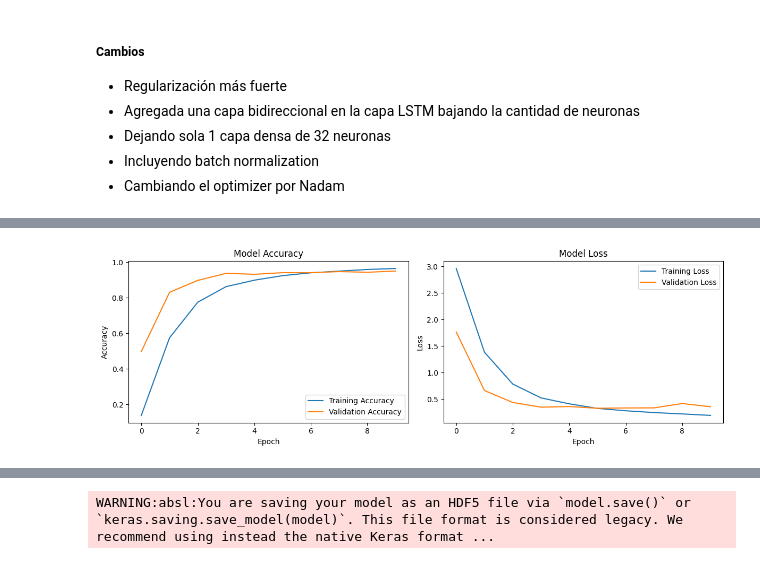
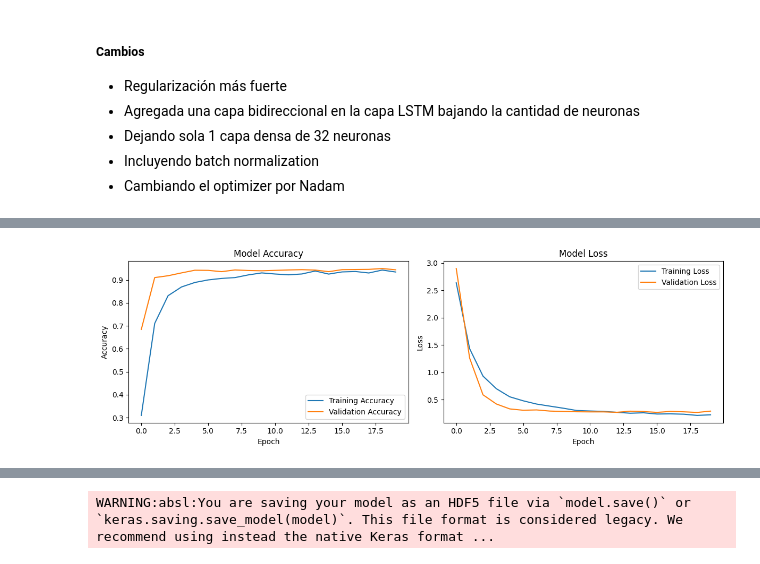
Before and after one commit to LLAES07/nlp, a Jupyter notebook: Notebooks/NLP_CODE.ipynb, the cells around one changed output, grey strips where cells are left out. Saved outputs shown, nothing was run; the diff lists cells and outputs as text; code cells hidden in the pictures.

```diff
--- a/Notebooks/NLP_CODE.ipynb
+++ b/Notebooks/NLP_CODE.ipynb
@@ -131,5 +131,5 @@ df_csv = df_csv.loc[(df_csv['tramite']=='Resolución') | (df_csv['tramite']=='Se
 # %%
-df_csv['dup_count'] = df_csv.groupby(['descripcion', 'CLASIFICACION_CORRECTA']).cumcount() + 1
+"""df_csv['dup_count'] = df_csv.groupby(['descripcion', 'CLASIFICACION_CORRECTA']).cumcount() + 1
 max_veces = 3
 
-df_csv= df_csv[df_csv['dup_count'] <= max_veces]
+df_csv= df_csv[df_csv['dup_count'] <= max_veces]"""
@@ -152,9 +154,11 @@ sentences[:10]
 # %%
 # Función para limpiar los textos
 def cleaning_data(text):
-    # Eliminar caracteres de puntuación
+    # Reemplazando parentesis y slash por espacios en blanco
     text = text.replace('(', ' ').replace(')', ' ')
     text = text.replace('/', ' ').replace(')', ' ')
+    text = text.replace(':', ' ')
+
 
     clean_txt = "".join(char for char in text if char not in string.punctuation)
 
@@ -245,13 +249,3 @@ Name: count, dtype: int64
 # %% [markdown]
 - Existe un **desbalanceo de clases evidente**. Además hay clases que tiene muy pocos ejemplos. En consideración de la disponibilidad de datos y el conocimiento profundo de los datos que tengo realizaré un data augmentation que quedará en la carpeta
 `data_augmentation`
-# %%
-from sklearn.preprocessing import LabelEncoder
-
-# 1. Convertir etiquetas de texto a números
-label_encoder = LabelEncoder()
-df_csv['CLASIFICACION_NUM'] = label_encoder.fit_transform(df_csv['CLASIFICACION_CORRECTA'])
-
-
-# 2. Convertir etiquetas numéricas a one-hot encoding
-y_categorical = to_categorical(df_csv['CLASIFICACION_NUM'])
@@ -673,7 +686,7 @@ class_weights = compute_class_weight('balanced', classes=np.unique(y_train_int),
 class_weights_dict = dict(enumerate(class_weights))
 history = model.fit(X_train, y_train,
                     validation_data=(X_test, y_test),
-                    epochs=10, batch_size=32,
+                    epochs=20, batch_size=32,
                     class_weight=class_weights_dict,
                     callbacks=[early_stopping, reduce_lr])
 # %% [output]
@@ -700,29 +716,29 @@ Epoch 10/10
 # %%
 import matplotlib.pyplot as plt
 
 # Graficar la precisión
 plt.figure(figsize=(12, 4))
 plt.subplot(1, 2, 1)
-plt.plot(history2.history['accuracy'], label='Training Accuracy')
-plt.plot(history2.history['val_accuracy'], label='Validation Accuracy')
+plt.plot(history.history['accuracy'], label='Training Accuracy')
+plt.plot(history.history['val_accuracy'], label='Validation Accuracy')
 plt.title('Model Accuracy')
 plt.xlabel('Epoch')
 plt.ylabel('Accuracy')
 plt.legend()
 
 # Graficar la pérdida
 plt.subplot(1, 2, 2)
-plt.plot(history2.history['loss'], label='Training Loss')
-plt.plot(history2.history['val_loss'], label='Validation Loss')
+plt.plot(history.history['loss'], label='Training Loss')
+plt.plot(history.history['val_loss'], label='Validation Loss')
 plt.title('Model Loss')
 plt.xlabel('Epoch')
 plt.ylabel('Loss')
 plt.legend()
 
 plt.tight_layout()
 plt.show()
 # %% [output]
-[figure, old version]
+[figure, new version]
 # %%
 df_balanceweights = metricas_clases(X_test, y_test, model)
 # %% [output]
```
Also changed, not shown: parts of 39 cells of this notebook, 42 other files.
